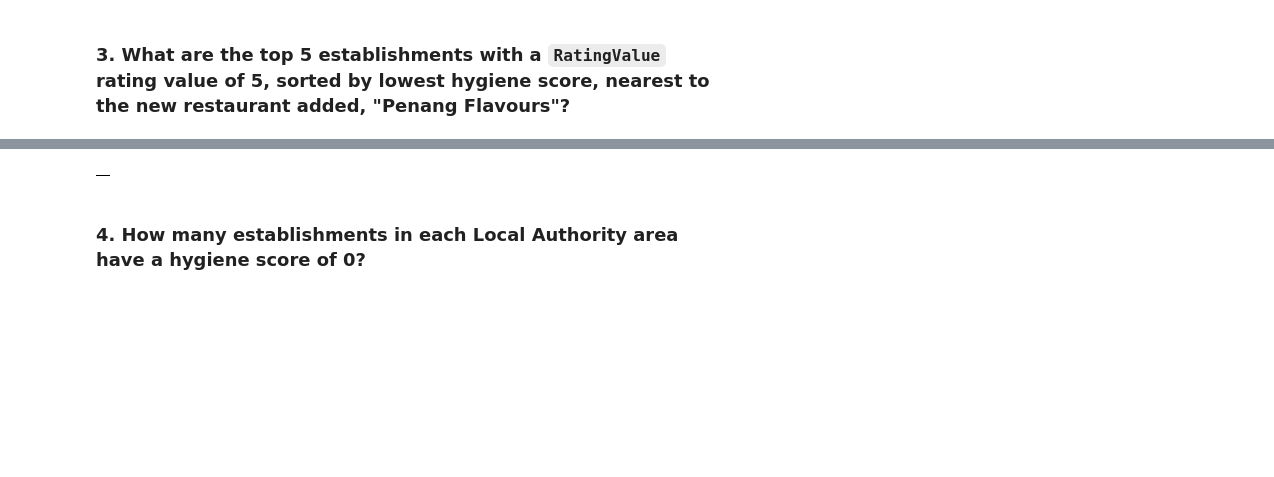
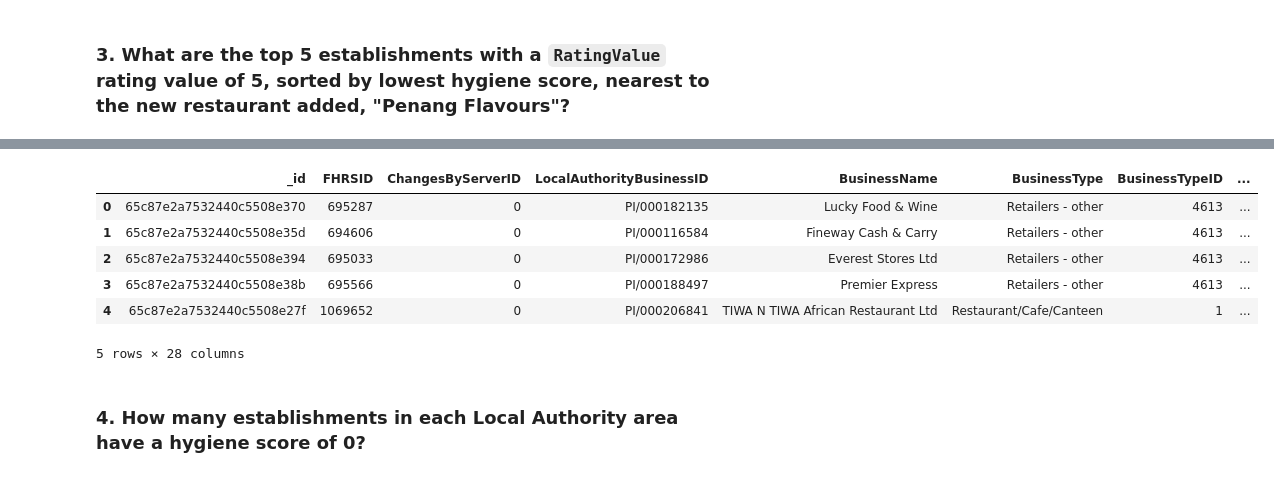
Before and after one commit to JohnNguyenAnh/nosql-challenge, a Jupyter notebook: NoSQL_analysis_starter.ipynb, the cells around one changed output, grey strips where cells are left out. Drawn from its saved outputs; the diff is of its cells as text; code cells hidden in the pictures; blank space fills up the shorter version.

Commit message:
edit number and value - commit

```diff
--- a/NoSQL_analysis_starter.ipynb
+++ b/NoSQL_analysis_starter.ipynb
@@ -167,19 +188,21 @@ df_rate_value.head()
 # %%
 # Search within 0.01 degree on either side of the latitude and longitude.
-# Rating value must equal 5
-# Sort by hygiene score
+degree_search = 0.01
+#Find long and lat
+latitude = float(establishments.find_one({'BusinessName': 'Penang Flavours'}, {'geocode.latitude'})['geocode']['latitude'])
+longitude = float(establishments.find_one({'BusinessName': 'Penang Flavours'}, {'geocode.longitude'})['geocode']['longitude'])
+#Define the latitude and longitude ranges for the search
+latitude_range = [latitude - degree_search, latitude + degree_search]
+longitude_range = [longitude - degree_search, longitude + degree_search]
 
-# degree_search = 0.01
-# latitude =
-# longitude =
-
-# query =
-# sort =
-
-top_5_establishments = establishments.find(
-    {"RatingValue": '5'},
-    {'name': 1, 'location': 1, 'HygieneScore': 1}).sort('HygieneScore', 1).limit(5)
-
+top_5_establishments =  [x for x in establishments.find(
+    {
+        "geocode.latitude": {"$gte": latitude_range[0], "$lte": latitude_range[1]},
+        "geocode.longitude": {"$gte": longitude_range[0], "$lte": longitude_range[1]},
+        "RatingValue": 5
+    },
+    sort =  [('scores.Hygiene', -1)]  # Sorting parameter to specify the sorting criteria
+).limit(5)]
 # Print the results
-pprint([x for x in top_5_establishments])
+pprint(top_5_establishments)
 # %% [output]
@@ -191,9 +226,15 @@ pprint([x for x in top_5_establishments])
 # %%
 # Convert result to Pandas DataFrame
-df_top5 = pd.DataFrame(top_5_establishments)
+df_top5 = pd.DataFrame([x for x in top_5_establishments])
 df_top5.head()
 # %% [output]
-|  |
+|  | _id | FHRSID | ChangesByServerID | LocalAuthorityBusinessID | BusinessName | BusinessType | BusinessTypeID | ... |
+| 0 | 65c87e2a7532440c5508e370 | 695287 | 0 | PI/000182135 | Lucky Food & Wine | Retailers - other | 4613 | ... |
+| 1 | 65c87e2a7532440c5508e35d | 694606 | 0 | PI/000116584 | Fineway Cash & Carry | Retailers - other | 4613 | ... |
+| 2 | 65c87e2a7532440c5508e394 | 695033 | 0 | PI/000172986 | Everest Stores Ltd | Retailers - other | 4613 | ... |
+| 3 | 65c87e2a7532440c5508e38b | 695566 | 0 | PI/000188497 | Premier Express | Retailers - other | 4613 | ... |
+| 4 | 65c87e2a7532440c5508e27f | 1069652 | 0 | PI/000206841 | TIWA N TIWA African Restaurant Ltd | Restaurant/Cafe/Canteen | 1 | ... |
+5 rows × 28 columns
 # %% [markdown]
 ### 4. How many establishments in each Local Authority area have a hygiene score of 0?
 # %%
```
Also changed, not shown: parts of 10 cells of this notebook.
